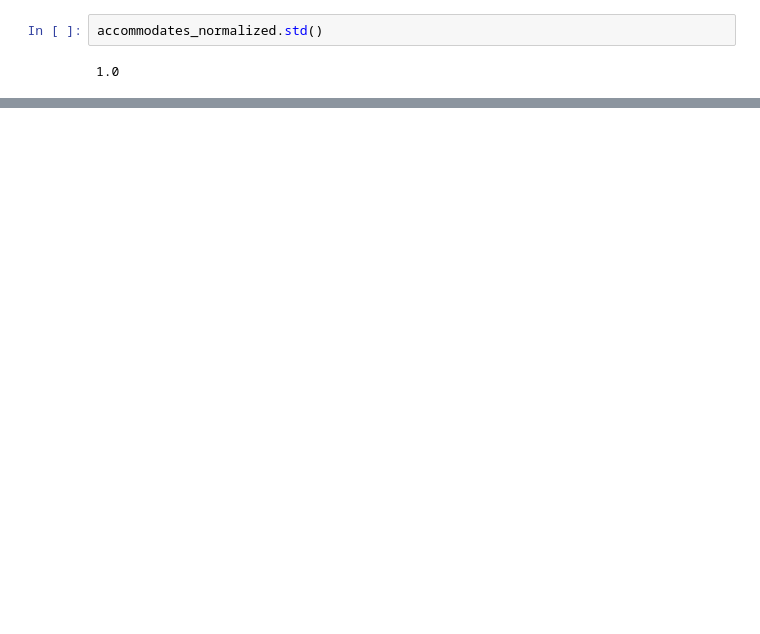
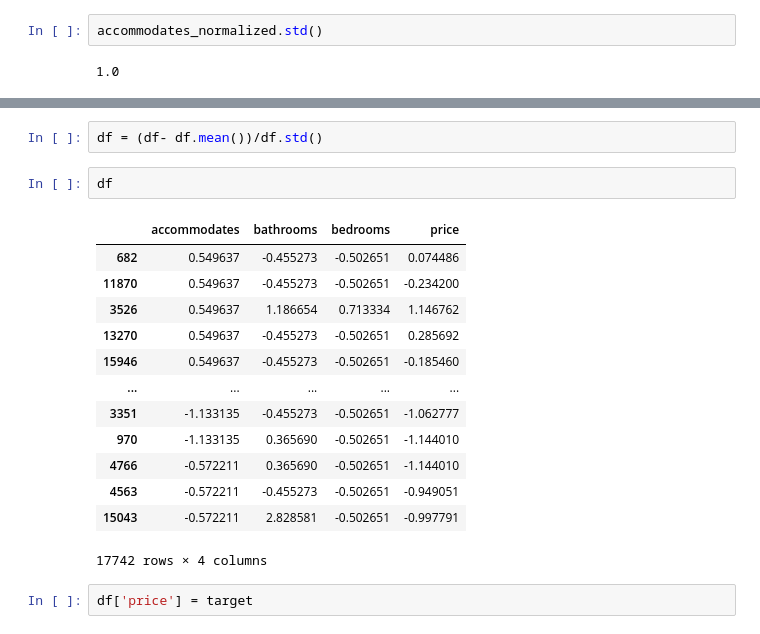
Before and after one commit to afoone/caipc-laberit-oct2022, a Jupyter notebook: 05-KNN Multivariante - con muchas variables.ipynb, the cells around one changed output, grey strips where cells are left out. Saved outputs shown, nothing was run; the diff lists cells and outputs as text; blank space fills up the shorter version.

```diff
--- a/05-KNN Multivariante - con muchas variables.ipynb
+++ b/05-KNN Multivariante - con muchas variables.ipynb
@@ -182,0 +273,20 @@ accommodates_normalized.std()
+# %%
+df = (df- df.mean())/df.std()
+# %%
+df
+# %% [output]
+|  | accommodates | bathrooms | bedrooms | price |
+| 682 | 0.549637 | -0.455273 | -0.502651 | 0.074486 |
+| 11870 | 0.549637 | -0.455273 | -0.502651 | -0.234200 |
+| 3526 | 0.549637 | 1.186654 | 0.713334 | 1.146762 |
+| 13270 | 0.549637 | -0.455273 | -0.502651 | 0.285692 |
+| 15946 | 0.549637 | -0.455273 | -0.502651 | -0.185460 |
+| ... | ... | ... | ... | ... |
+| 3351 | -1.133135 | -0.455273 | -0.502651 | -1.062777 |
+| 970 | -1.133135 | 0.365690 | -0.502651 | -1.144010 |
+| 4766 | -0.572211 | 0.365690 | -0.502651 | -1.144010 |
+| 4563 | -0.572211 | -0.455273 | -0.502651 | -0.949051 |
+| 15043 | -0.572211 | 2.828581 | -0.502651 | -0.997791 |
+17742 rows × 4 columns
+# %%
+df['price'] = target
```
Also changed, not shown: parts of 73 cells of this notebook, 1 other file.
